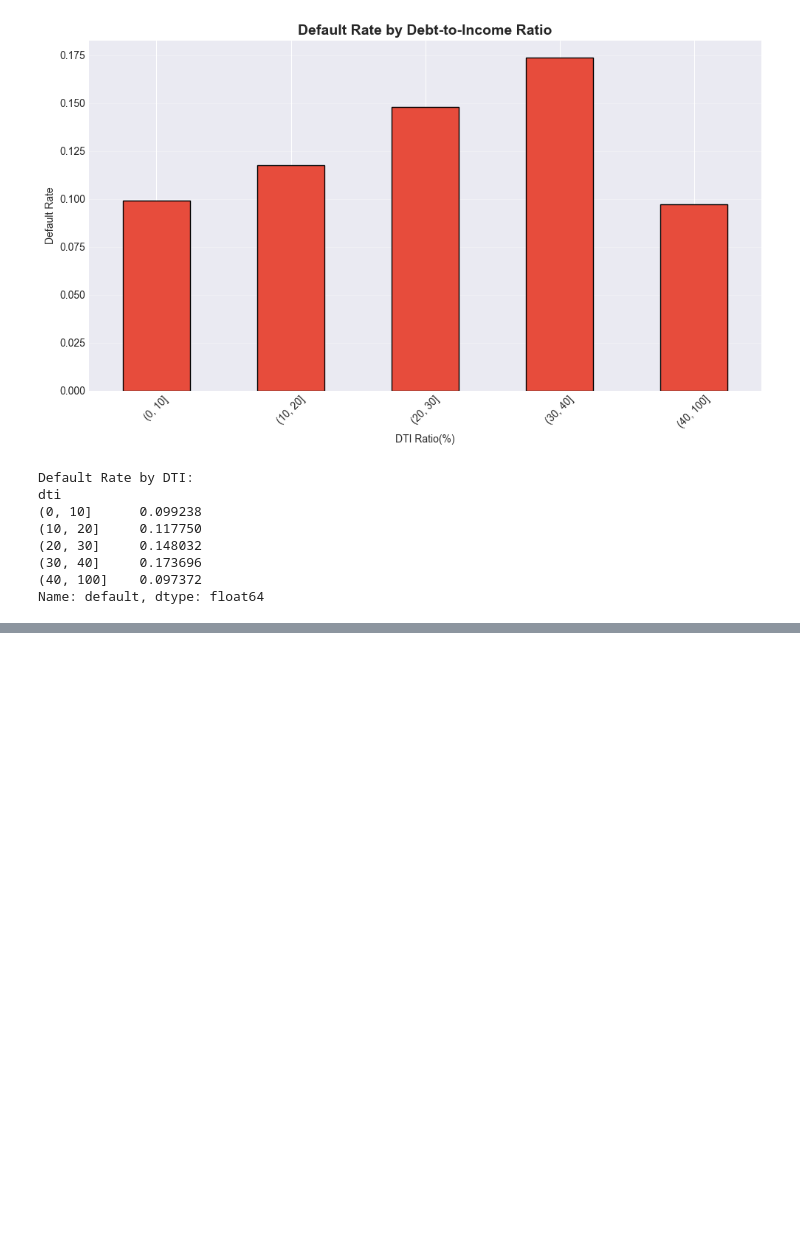
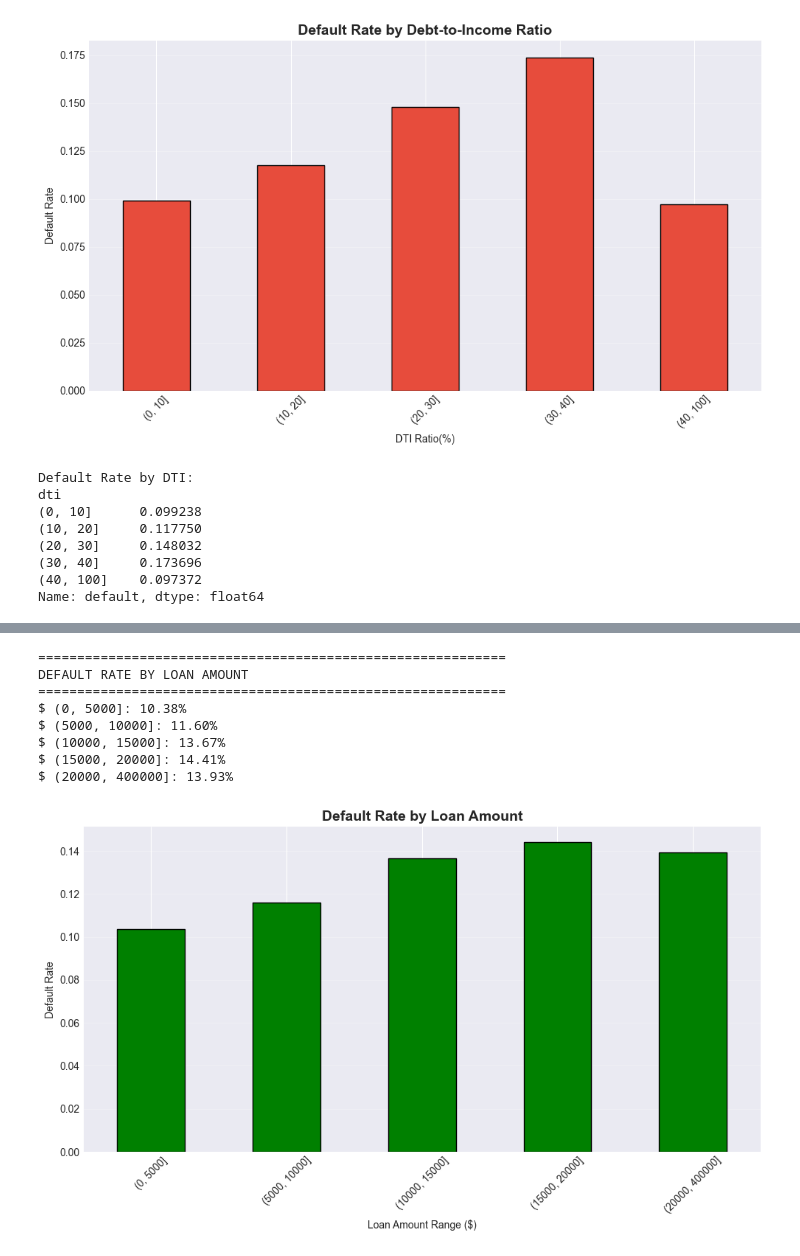
Before and after one commit to HammurabiCodes/Credit-Risk-Prediction-ML, a Jupyter notebook: notebooks/01_data_exploration.ipynb, the cells around one changed output, grey strips where cells are left out. Cells and saved outputs as stored; diff of their text form; code cells hidden in the pictures; blank space fills up the shorter version.

```diff
--- a/notebooks/01_data_exploration.ipynb
+++ b/notebooks/01_data_exploration.ipynb
@@ -225,0 +328,30 @@ Name: default, dtype: float64
+# %%
+# Default rate by loan amount
+amount_bins = pd.cut(df['loan_amnt'], bins = [0, 5000, 10000, 15000, 20000, 400000])
+default_by_amount = df.groupby(amount_bins, observed=False)['default'].mean()
+
+plt.figure(figsize =(10, 6))
+default_by_amount.plot(kind='bar', color='green', edgecolor='black')
+plt.title('Default Rate by Loan Amount', fontsize=14, fontweight='bold')
+plt.xlabel('Loan Amount Range ($)')
+plt.ylabel('Default Rate')
+plt.xticks(rotation=45)
+plt.grid(axis='y', alpha=0.3)
+plt.tight_layout()
+plt.savefig('../results/default_by_amount.png', dpi=300, bbox_inches='tight')
+
+print("\n" + "="*60)
+print("DEFAULT RATE BY LOAN AMOUNT")
+print("=" * 60)
+for amount_range, rate in default_by_amount.items():
+    print(f"$ {amount_range}: {rate:.2%}")
+# %% [output]
+============================================================
+DEFAULT RATE BY LOAN AMOUNT
+============================================================
+$ (0, 5000]: 10.38%
+$ (5000, 10000]: 11.60%
+$ (10000, 15000]: 13.67%
+$ (15000, 20000]: 14.41%
+$ (20000, 400000]: 13.93%
+[figure, added]
```
Also changed, not shown: parts of 4 cells of this notebook, 3 other files.
